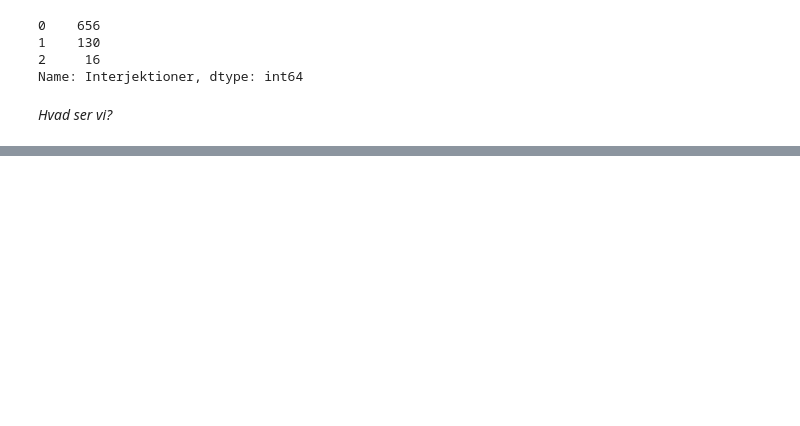
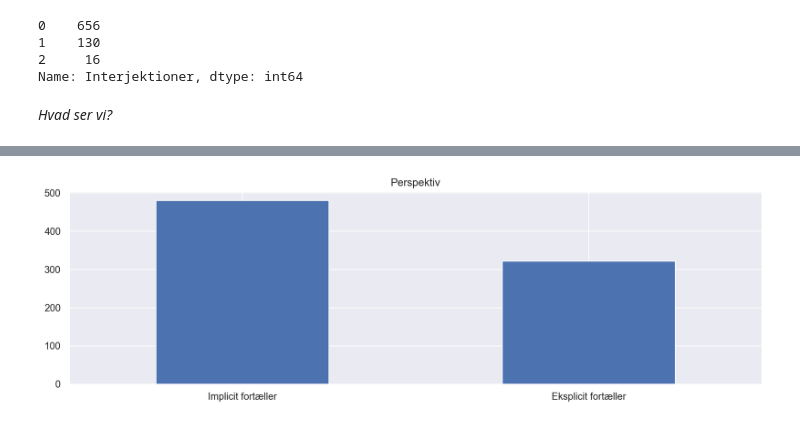
Before and after one commit to StefPetro/ATEL_speciale, a Jupyter notebook: exploratory.ipynb, the cells around one changed output, grey strips where cells are left out. Saved outputs shown, nothing was run; the diff lists cells and outputs as text; code cells hidden in the pictures; blank space fills up the shorter version.

```diff
--- a/exploratory.ipynb
+++ b/exploratory.ipynb
@@ -141,0 +223,9 @@ Name: Interjektioner, dtype: int64
+# %%
+fig, axes = plt.subplots(figsize=(14,4),dpi=200)
+feat_df.Perspektiv.apply(pd.Series).stack().reset_index(drop=True).value_counts().plot(kind='bar',
+                                                                                  ax=axes,
+                                                                                  title='Perspektiv')
+axes.set_xticklabels(axes.get_xticklabels(), rotation=0)
+plt.show()
+# %% [output]
+[figure, added]
```
Also changed, not shown: parts of 40 cells of this notebook.
